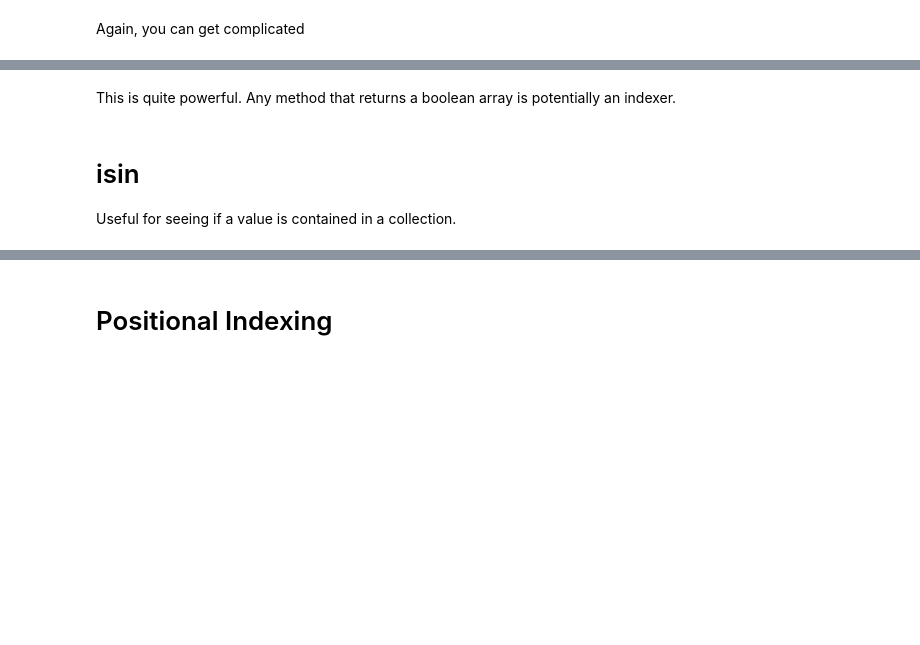
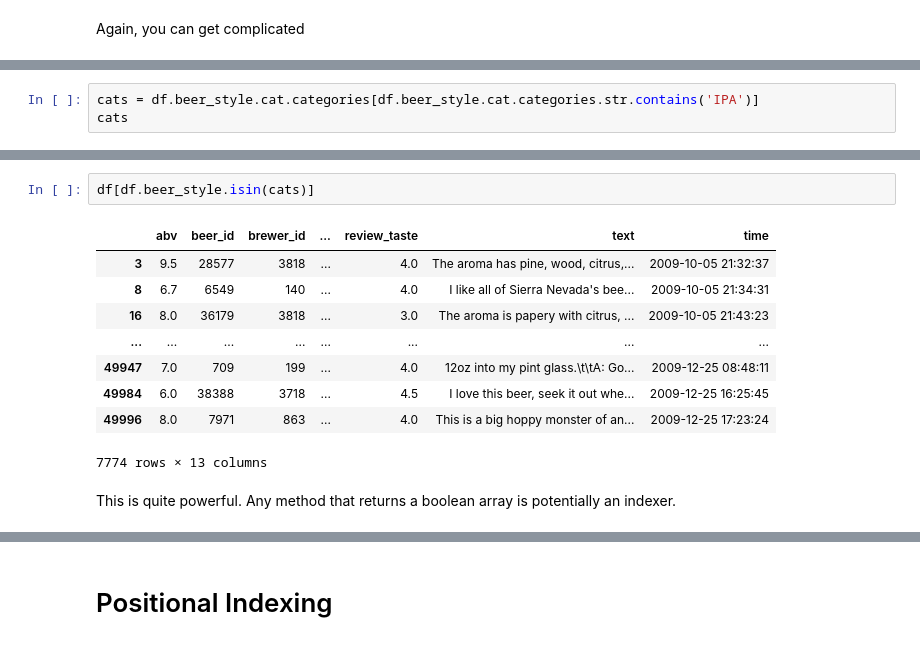
Before and after one commit to jreback/PyDataNYC2015, a Jupyter notebook: tutorial/2. Examining Data.ipynb, the cells around one changed output, grey strips where cells are left out. Cells and saved outputs as stored; diff of their text form; blank space fills up the shorter version.

```diff
--- a/tutorial/2. Examining Data.ipynb
+++ b/tutorial/2. Examining Data.ipynb
@@ -67,0 +257,3 @@ df[df.beer_style.str.contains('IPA')]
+# %%
+cats = df.beer_style.cat.categories[df.beer_style.cat.categories.str.contains('IPA')]
+cats
@@ -68,9 +275,17 @@ df[df.beer_style.str.contains('IPA')]
+# %%
+df[df.beer_style.isin(cats)]
+# %% [output]
+|  | abv | beer_id | brewer_id | ... | review_taste | text | time |
+| 3 | 9.5 | 28577 | 3818 | ... | 4.0 | The aroma has pine, wood, citrus,... | 2009-10-05 21:32:37 |
+| 8 | 6.7 | 6549 | 140 | ... | 4.0 | I like all of Sierra Nevada's bee... | 2009-10-05 21:34:31 |
+| 16 | 8.0 | 36179 | 3818 | ... | 3.0 | The aroma is papery with citrus, ... | 2009-10-05 21:43:23 |
+| ... | ... | ... | ... | ... | ... | ... | ... |
+| 49947 | 7.0 | 709 | 199 | ... | 4.0 | 12oz into my pint glass.\t\tA: Go... | 2009-12-25 08:48:11 |
+| 49984 | 6.0 | 38388 | 3718 | ... | 4.5 | I love this beer, seek it out whe... | 2009-12-25 16:25:45 |
+| 49996 | 8.0 | 7971 | 863 | ... | 4.0 | This is a big hoppy monster of an... | 2009-12-25 17:23:24 |
+7774 rows × 13 columns
 # %% [markdown]
 This is quite powerful. Any method that returns a boolean array is potentially an indexer.
-# %% [markdown]
-# isin
-
-Useful for seeing if a value is contained in a collection.
 # %%
 beer_ids = df.beer_id.value_counts()
 beer_ids
```
Also changed, not shown: parts of 54 cells of this notebook, 1 other file.
